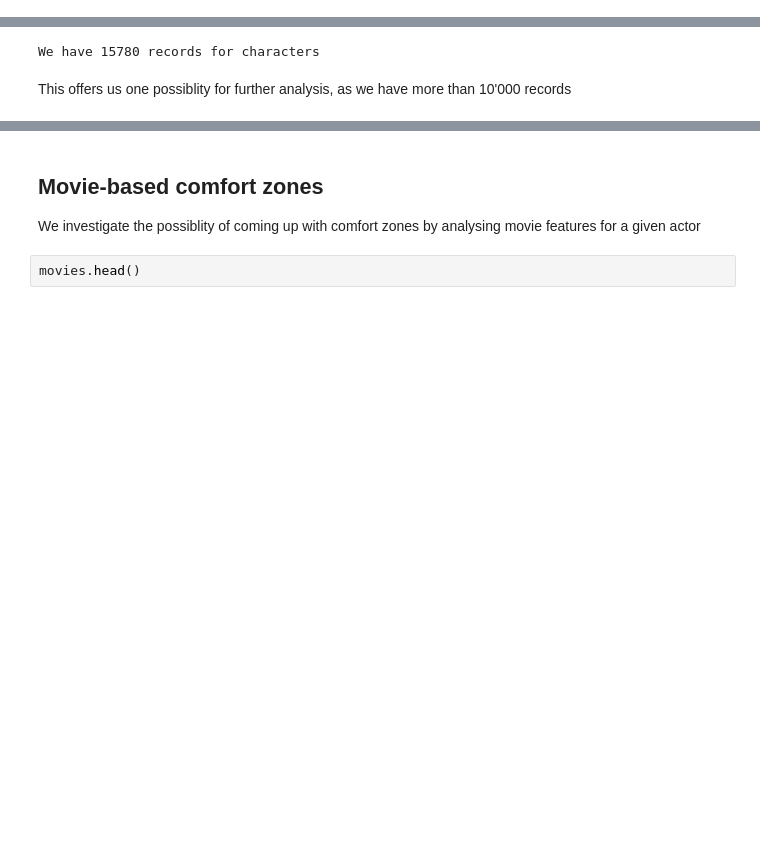
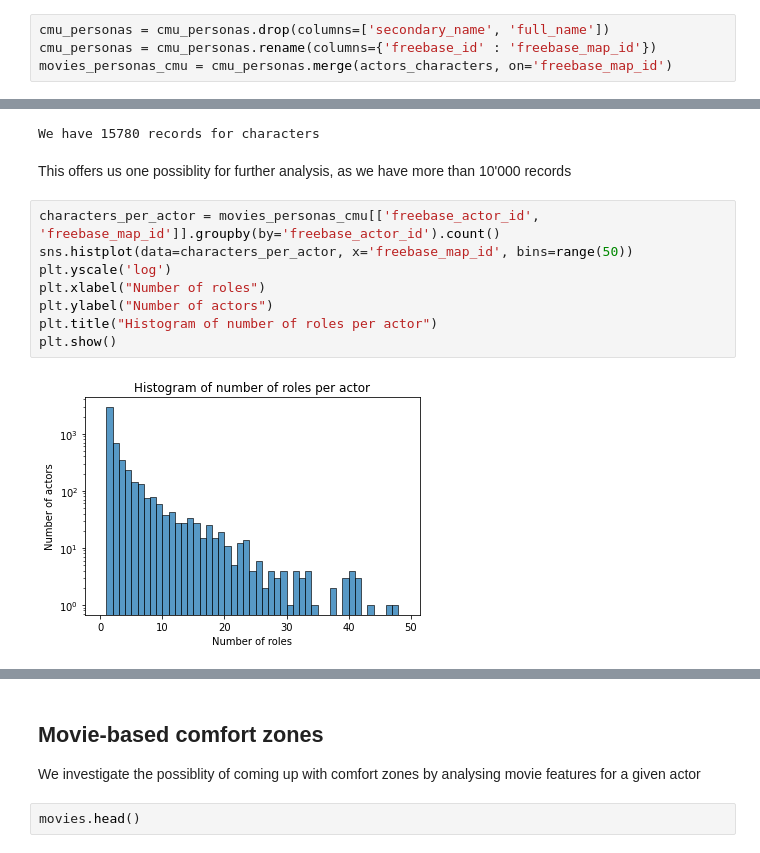
Before and after one commit to epfl-ada/ada-2023-project-advanceddataarsonists, a Jupyter notebook: initial_analyses.ipynb, the cells around one changed output, grey strips where cells are left out. Saved outputs shown, nothing was run; the diff lists cells and outputs as text; blank space fills up the shorter version.

Commit message:
Add initial analysis for generated CMU personas

```diff
--- a/initial_analyses.ipynb
+++ b/initial_analyses.ipynb
@@ -619,6 +617,20 @@ movies_personas_cmu = cmu_personas.merge(actors_characters, left_on='freebase_id
+# %%
+cmu_personas = cmu_personas.drop(columns=['secondary_name', 'full_name'])
+cmu_personas = cmu_personas.rename(columns={'freebase_id' : 'freebase_map_id'})
+movies_personas_cmu = cmu_personas.merge(actors_characters, on='freebase_map_id')
 # %%
 print(f"We have {len(movies_personas_cmu)} records for characters")
 # %% [output]
 We have 15780 records for characters
 # %% [markdown]
 This offers us one possiblity for further analysis, as we have more than 10'000 records
+# %%
+characters_per_actor = movies_personas_cmu[['freebase_actor_id', 'freebase_map_id']].groupby(by='freebase_actor_id').count()
+sns.histplot(data=characters_per_actor, x='freebase_map_id', bins=range(50))
+plt.yscale('log')
+plt.xlabel("Number of roles")
+plt.ylabel("Number of actors")
+plt.title("Histogram of number of roles per actor")
+plt.show()
+# %% [output]
+[figure, added]
```
Also changed, not shown: parts of 20 cells of this notebook.
